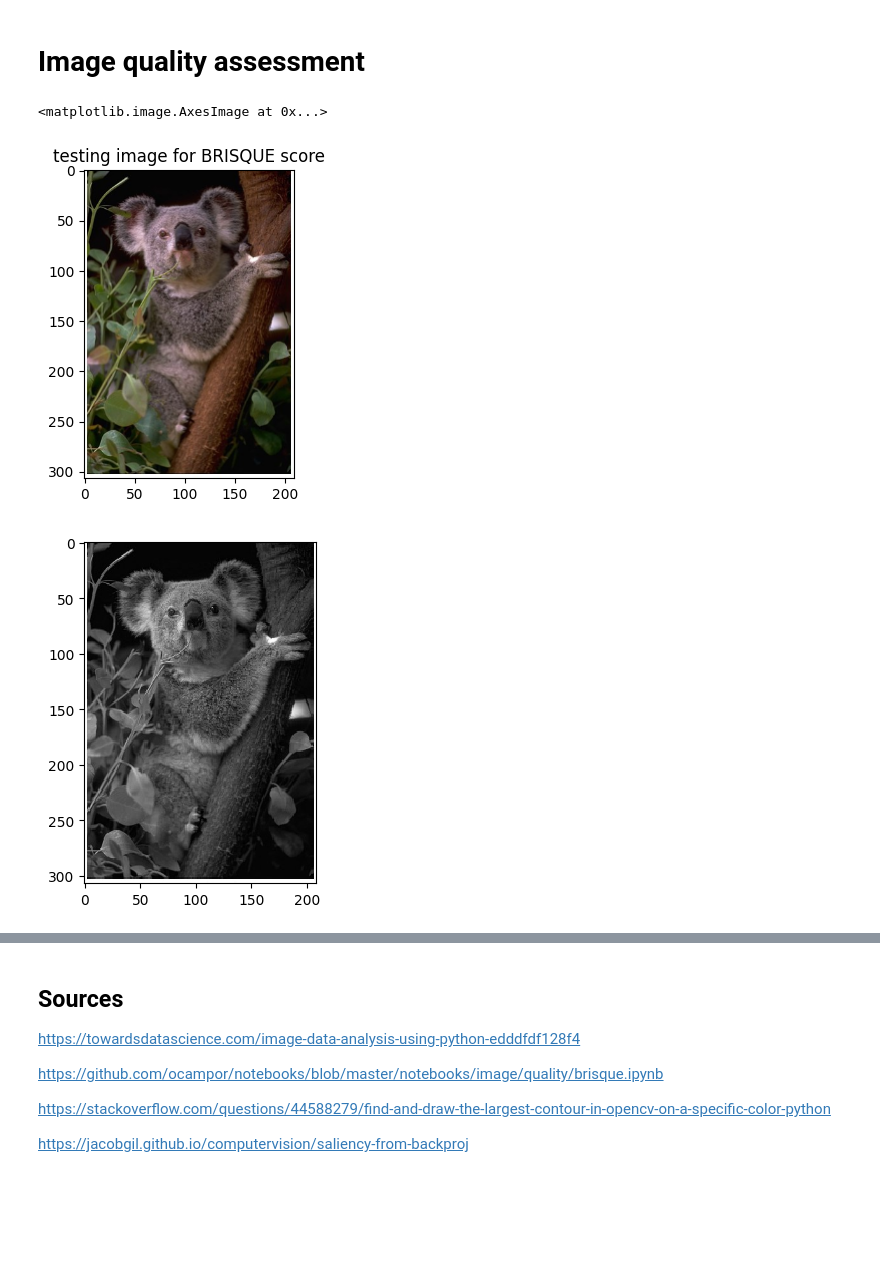
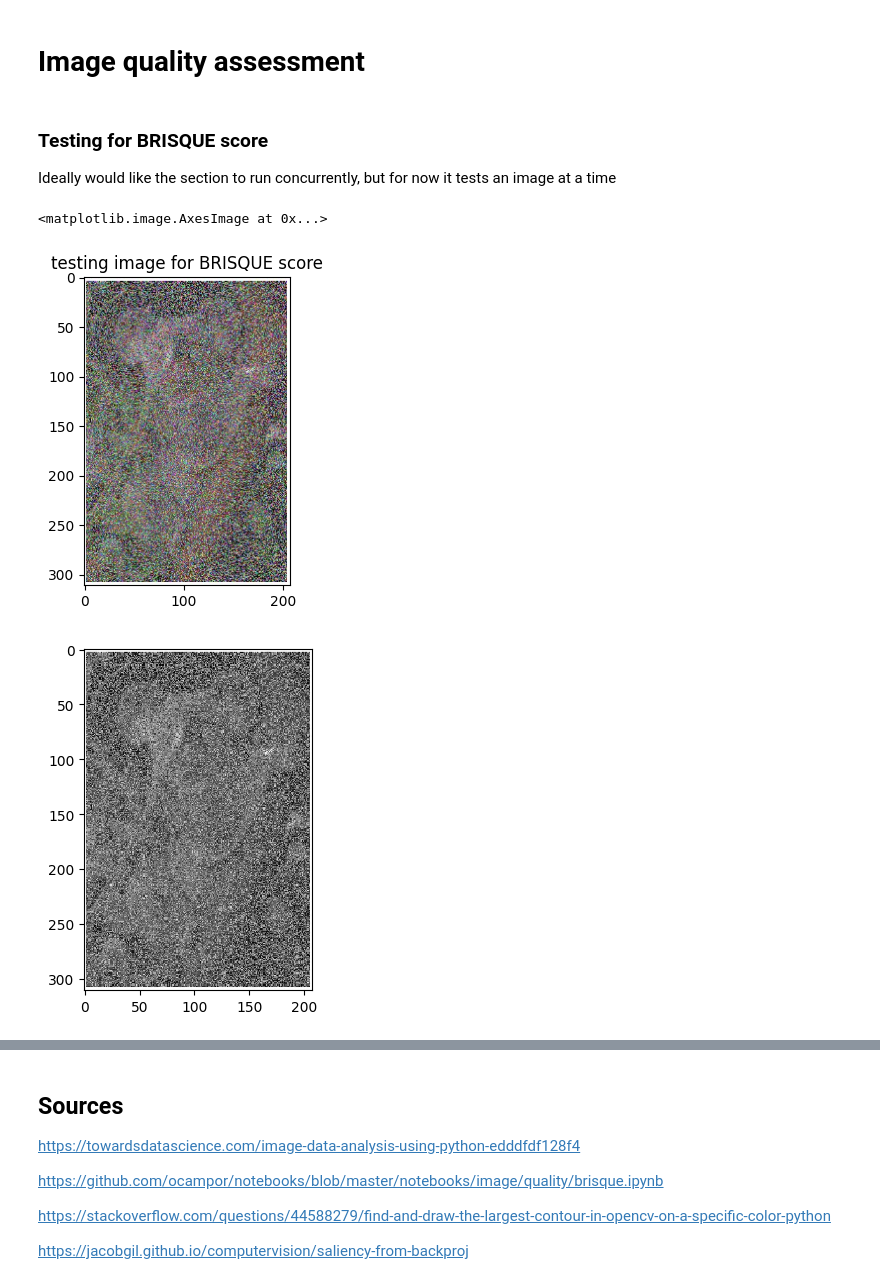
Before and after one commit to Cmeek09/3150_Final_Project, a Jupyter notebook: final.ipynb, the cells around one changed output, grey strips where cells are left out. Drawn from its saved outputs; the diff is of its cells as text; code cells hidden in the pictures; blank space fills up the shorter version.

Commit message:
finished with testing

```diff
--- a/final.ipynb
+++ b/final.ipynb
@@ -510,15 +510,19 @@ def calculate_brisque_features(image, kernel_size=7, sigma=7/6):
     features = [calculate_features(name, coeff) for name, coeff in coefficients.items()]
     flatten_features = list(chain.from_iterable(features))
     return np.array(flatten_features)
+# %% [markdown]
+### Testing for BRISQUE score
+
+Ideally would like the section to run concurrently, but for now it tests an image at a time
 # %%
 ## display image as a reference
 
-BrisqueImg = cv2.imread("data/Klean_koala.png", cv2.IMREAD_COLOR)
+BrisqueImg = cv2.imread("data/Noisy_koala.png", cv2.IMREAD_COLOR)
 plt.figure()
 plt.title('testing image for BRISQUE score')
 plt.imshow(cv2.cvtColor(BrisqueImg,cv2.COLOR_BGR2RGB))
 # %% [output]
 <matplotlib.image.AxesImage at 0x...>
-[figure, old version]
+[figure, new version]
 # %%
 def load_image(url):
@@ -533,12 +537,12 @@ def plot_histogram(x, label):
 %matplotlib inline
 plt.rcParams["figure.figsize"] = 4, 4
 
-image = cv2.imread("data/Klean_koala.png", cv2.IMREAD_COLOR)
+image = cv2.imread("data/Noisy_koala.png", cv2.IMREAD_COLOR)
 gray_image = skimage.color.rgb2gray(image)
 
 _ = skimage.io.imshow(gray_image)
 # %% [output]
-[figure, old version]
+[figure, new version]
 # %%
 %%time
 
```
Also changed, not shown: parts of 6 cells of this notebook.
